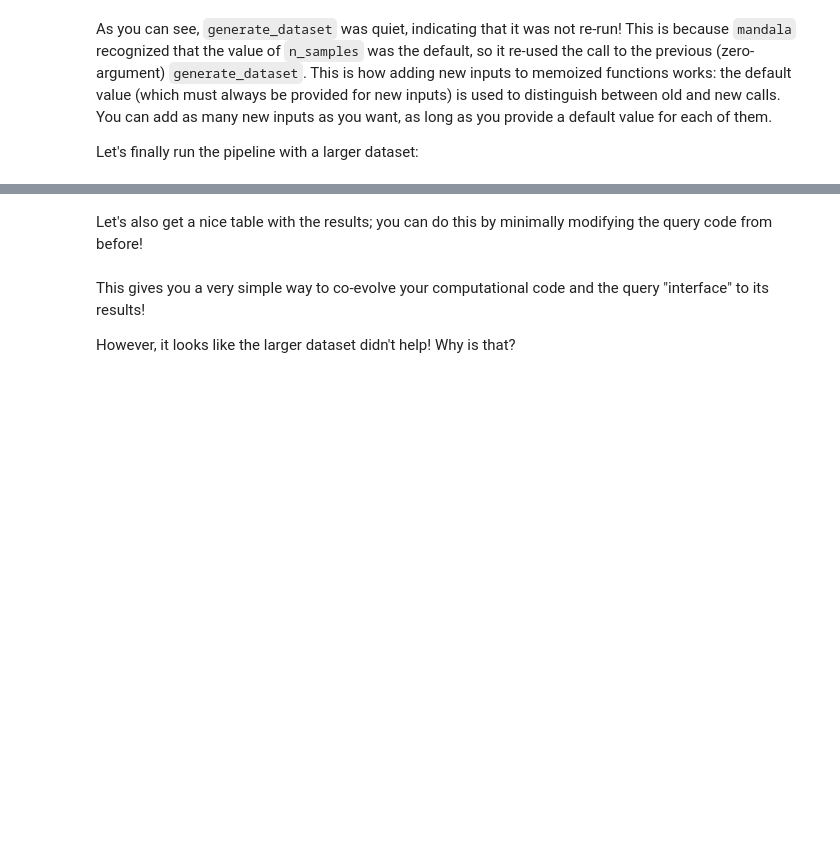
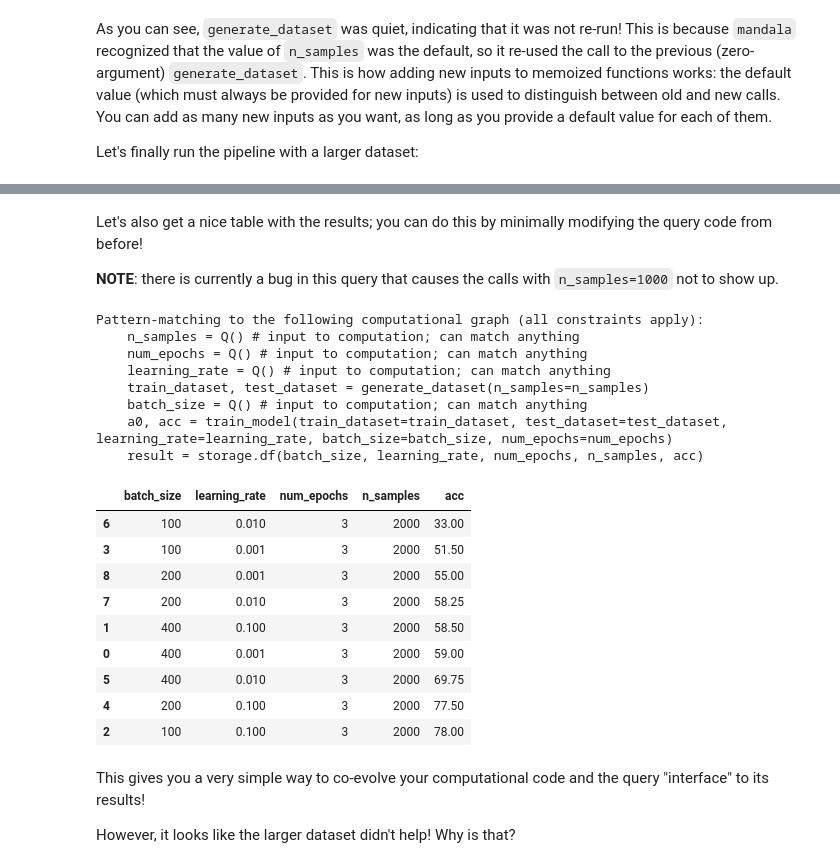
Before and after one commit to amakelov/mandala, a Jupyter notebook: tutorials/01_logistic.ipynb, the cells around one changed output, grey strips where cells are left out. Saved outputs shown, nothing was run; the diff lists cells and outputs as text; code cells hidden in the pictures; blank space fills up the shorter version.

```diff
--- a/tutorials/01_logistic.ipynb
+++ b/tutorials/01_logistic.ipynb
@@ -275,9 +349,8 @@ storage search" query interface via the `storage.query()` context manager:
 # %%
 with storage.query() as q:
+    batch_size = Q() # input to computation; can match anything
     train_dataset, test_dataset = generate_dataset()
-    batch_size = Q().named("batch_size")
-    learning_rate = Q().named("learning_rate")
-    model, acc = train_model(train_dataset, test_dataset, learning_rate, batch_size)
-    df = q.get_table(batch_size, learning_rate, acc.named("accuracy"))
-
-df.sort_values(by=["accuracy"], ascending=False)
+    learning_rate = Q() # input to computation; can match anything
+    num_epochs = Q() # input to computation; can match anything
+    _, acc = train_model(train_dataset=train_dataset, test_dataset=test_dataset, learning_rate=learning_rate, batch_size=batch_size, num_epochs=num_epochs)
+storage.df(batch_size, learning_rate, num_epochs, acc)
@@ -360,18 +466,37 @@ with storage.run():
 # %% [markdown]
 Let's also get a nice table with the results; you can do this by minimally
 modifying the query code from before!
+
+**NOTE**: there is currently a bug in this query that causes the calls with
+`n_samples=1000` not to show up.
-# %%
-with storage.query() as q:
-    # add a placeholder for the new input `n_samples`
-    n_samples = Q().named("n_samples")
-    train_dataset, test_dataset = generate_dataset(n_samples)
-    # rest is the same as before!
-    batch_size = Q().named("batch_size")
-    learning_rate = Q().named("learning_rate")
-    model, acc = train_model(train_dataset, test_dataset, learning_rate, batch_size)
-    df = q.get_table(n_samples, batch_size, learning_rate, acc.named("accuracy"))
-
-df.sort_values(by=["accuracy"], ascending=False)
+# %%
+with storage.query() as q:
+    batch_size = Q() # input to computation; can match anything
+    n_samples = Q() # input to computation; can match anything
+    train_dataset, test_dataset = generate_dataset(n_samples=n_samples)
+    learning_rate = Q() # input to computation; can match anything
+    num_epochs = Q() # input to computation; can match anything
+    _, acc = train_model(train_dataset=train_dataset, test_dataset=test_dataset, learning_rate=learning_rate, batch_size=batch_size, num_epochs=num_epochs)
+storage.df(batch_size, learning_rate, num_epochs, n_samples, acc).sort_values(by='acc')
+# %% [output]
+Pattern-matching to the following computational graph (all constraints apply):
+    n_samples = Q() # input to computation; can match anything
+    num_epochs = Q() # input to computation; can match anything
+    learning_rate = Q() # input to computation; can match anything
+    train_dataset, test_dataset = generate_dataset(n_samples=n_samples)
+    batch_size = Q() # input to computation; can match anything
+    a0, acc = train_model(train_dataset=train_dataset, test_dataset=test_dataset, learning_rate=learning_rate, batch_size=batch_size, num_epochs=num_epochs)
+    result = storage.df(batch_size, learning_rate, num_epochs, n_samples, acc)
+|  | batch_size | learning_rate | num_epochs | n_samples | acc |
+| 6 | 100 | 0.010 | 3 | 2000 | 33.00 |
+| 3 | 100 | 0.001 | 3 | 2000 | 51.50 |
+| 8 | 200 | 0.001 | 3 | 2000 | 55.00 |
+| 7 | 200 | 0.010 | 3 | 2000 | 58.25 |
+| 1 | 400 | 0.100 | 3 | 2000 | 58.50 |
+| 0 | 400 | 0.001 | 3 | 2000 | 59.00 |
+| 5 | 400 | 0.010 | 3 | 2000 | 69.75 |
+| 4 | 200 | 0.100 | 3 | 2000 | 77.50 |
+| 2 | 100 | 0.100 | 3 | 2000 | 78.00 |
 # %% [markdown]
 This gives you a very simple way to co-evolve your computational code and the
 query "interface" to its results!
```
Also changed, not shown: parts of 13 cells of this notebook, 1 other file.
